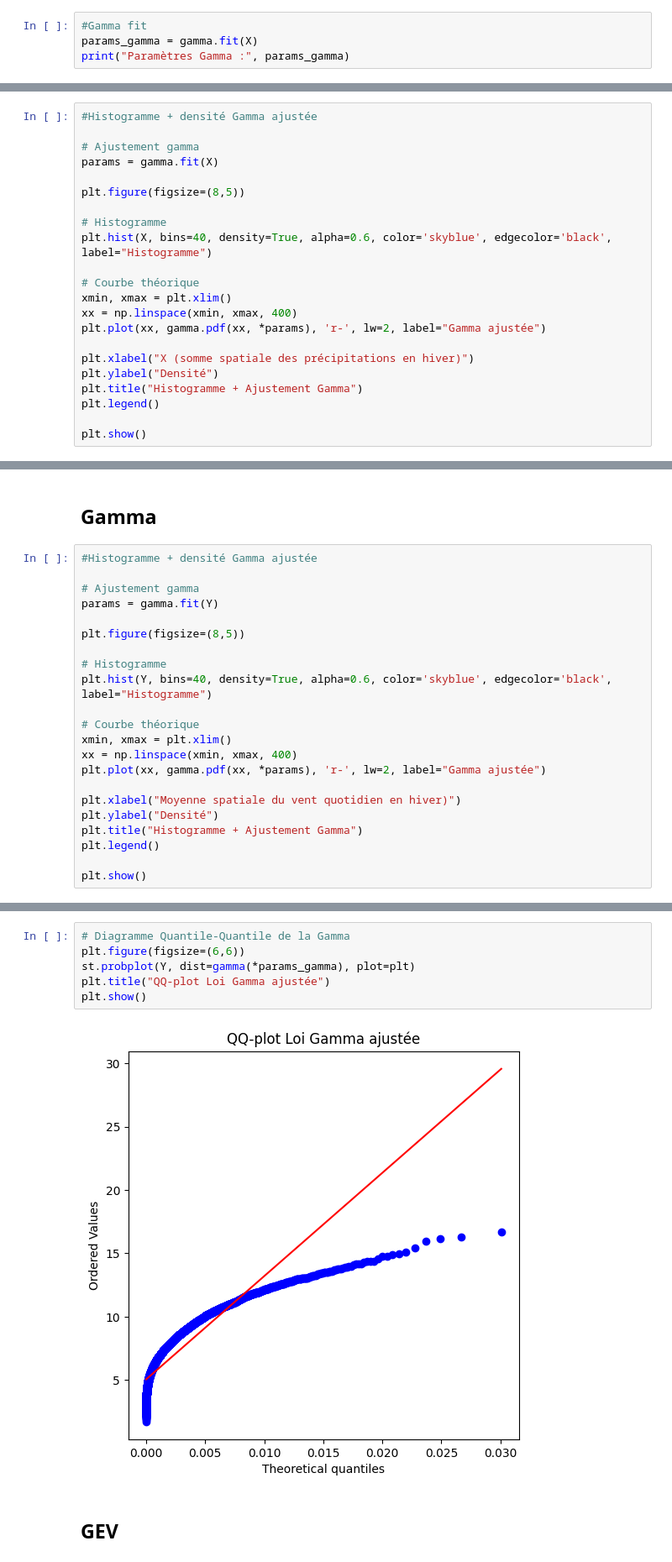
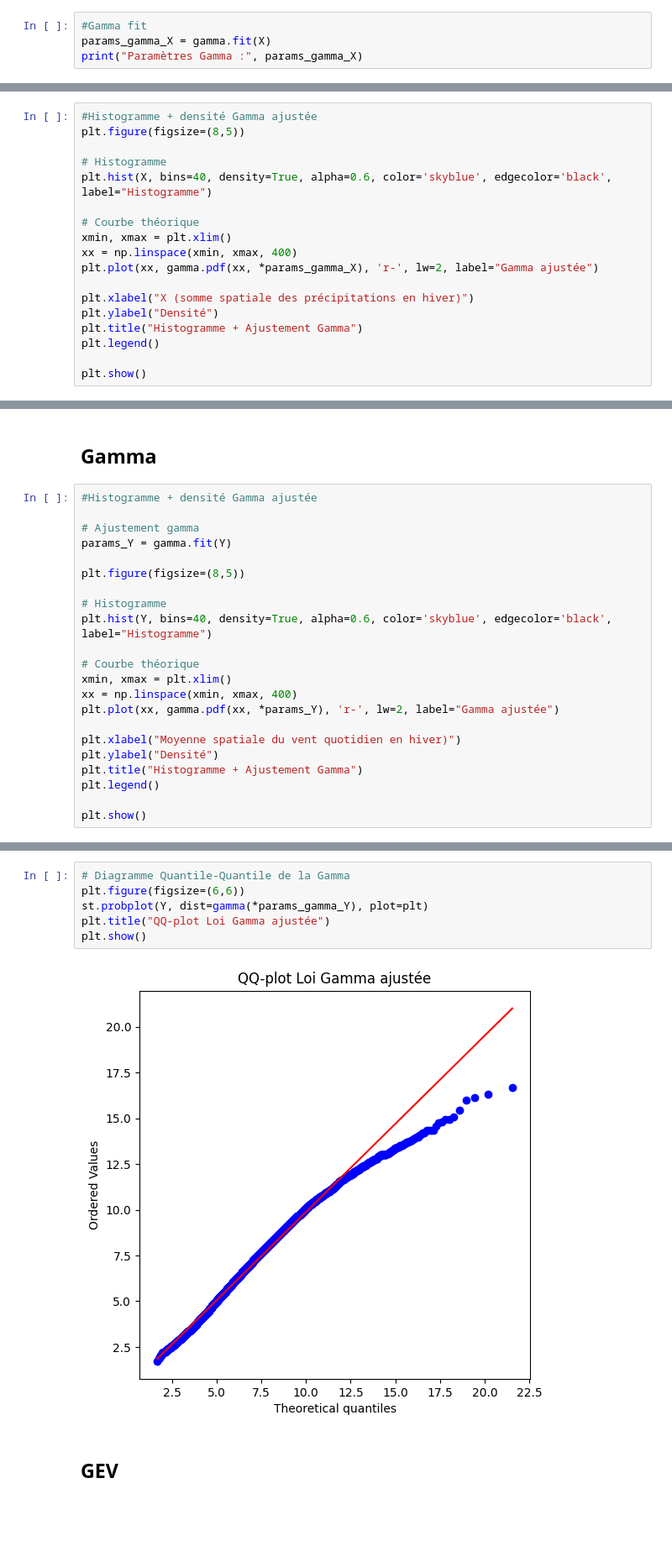
Before and after one commit to Faza20-lab/Projet_stats, a Jupyter notebook: Projet_stats.ipynb, the cells around one changed output, grey strips where cells are left out. Shown: that part at 84% size. Drawn from its saved outputs; the diff is of its cells as text; blank space fills up the shorter version.

```diff
--- a/Projet_stats.ipynb
+++ b/Projet_stats.ipynb
@@ -233,16 +233,12 @@ plt.show()
 ## **Gamma**
 # %%
 #Gamma fit
-params_gamma = gamma.fit(X)
-print("Paramètres Gamma :", params_gamma)
+params_gamma_X = gamma.fit(X)
+print("Paramètres Gamma :", params_gamma_X)
 # %% [output]
 Paramètres Gamma : (np.float64(0.39742732828921445), np.float64(-1.4202669262886049e-08), np.float64(0.004161354231805459))
 # %%
 #Histogramme + densité Gamma ajustée
-
-# Ajustement gamma
-params = gamma.fit(X)
-
 plt.figure(figsize=(8,5))
 
 # Histogramme
@@ -251,7 +247,7 @@ plt.hist(X, bins=40, density=True, alpha=0.6, color='skyblue', edgecolor='black'
 # Courbe théorique
 xmin, xmax = plt.xlim()
 xx = np.linspace(xmin, xmax, 400)
-plt.plot(xx, gamma.pdf(xx, *params), 'r-', lw=2, label="Gamma ajustée")
+plt.plot(xx, gamma.pdf(xx, *params_gamma_X), 'r-', lw=2, label="Gamma ajustée")
 
 plt.xlabel("X (somme spatiale des précipitations en hiver)")
 plt.ylabel("Densité")
@@ -491,7 +507,7 @@ p-value : 0.0026053622625480622
 #Histogramme + densité Gamma ajustée
 
 # Ajustement gamma
-params = gamma.fit(Y)
+params_Y = gamma.fit(Y)
 
 plt.figure(figsize=(8,5))
 
@@ -501,7 +517,7 @@ plt.hist(Y, bins=40, density=True, alpha=0.6, color='skyblue', edgecolor='black'
 # Courbe théorique
 xmin, xmax = plt.xlim()
 xx = np.linspace(xmin, xmax, 400)
-plt.plot(xx, gamma.pdf(xx, *params), 'r-', lw=2, label="Gamma ajustée")
+plt.plot(xx, gamma.pdf(xx, *params_Y), 'r-', lw=2, label="Gamma ajustée")
 
 plt.xlabel("Moyenne spatiale du vent quotidien en hiver)")
 plt.ylabel("Densité")
@@ -522,11 +538,11 @@ p-value : 0.0
 # %%
 # Diagramme Quantile-Quantile de la Gamma
 plt.figure(figsize=(6,6))
-st.probplot(Y, dist=gamma(*params_gamma), plot=plt)
+st.probplot(Y, dist=gamma(*params_gamma_Y), plot=plt)
 plt.title("QQ-plot Loi Gamma ajustée")
 plt.show()
 # %% [output]
-[figure, old version]
+[figure, new version]
 # %% [markdown]
 ## **GEV**
 # %%
```
Also changed, not shown: parts of 32 cells of this notebook.
